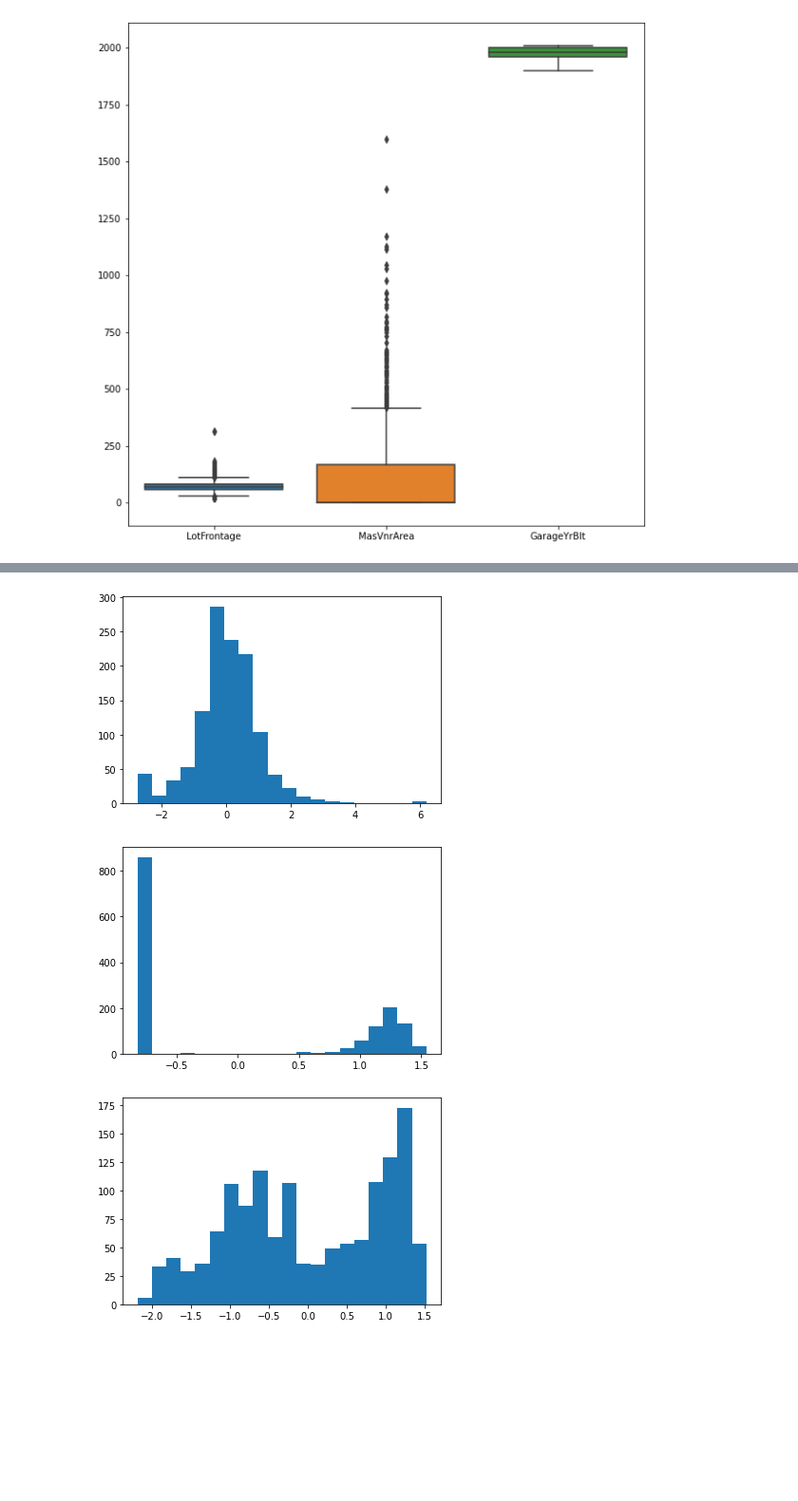
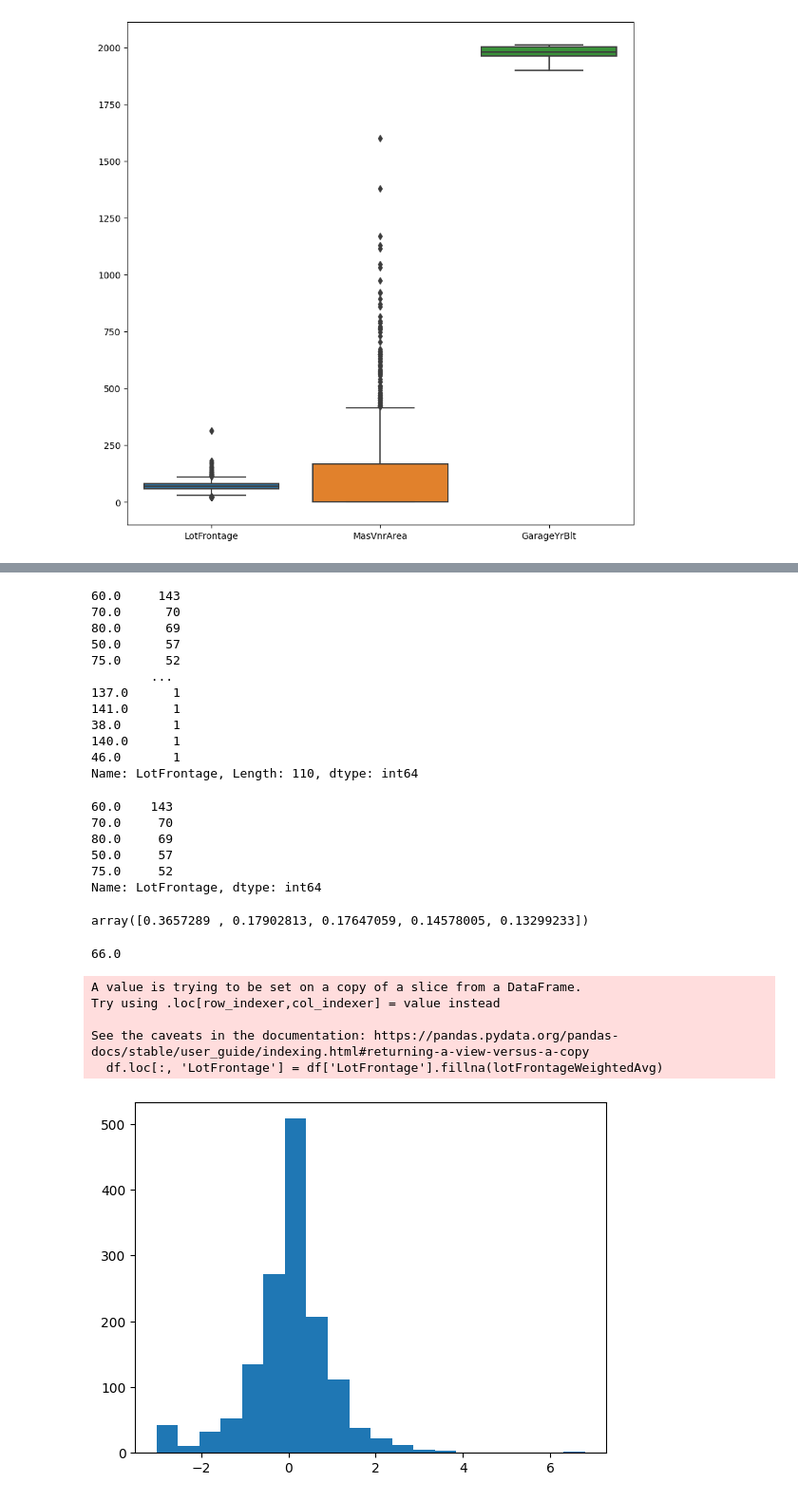
Before and after one commit to OdyAsh/ml-problems, a Jupyter notebook: Assignment 1/All Group Members/Regression.ipynb, the cells around one changed output, grey strips where cells are left out. Shown at 95% size. Saved outputs shown, nothing was run; the diff lists cells and outputs as text; code cells hidden in the pictures; blank space fills up the shorter version.

```diff
--- a/Assignment 1/All Group Members/Regression.ipynb
+++ b/Assignment 1/All Group Members/Regression.ipynb
@@ -214,17 +251,66 @@ Name: MasVnrArea, Length: 1460, dtype: float64
+# %%
+df.LotFrontage.value_counts()
+# %% [output]
+60.0     143
+70.0      70
+80.0      69
+50.0      57
+75.0      52
+        ...
+137.0      1
+141.0      1
+38.0       1
+140.0      1
+46.0       1
+Name: LotFrontage, Length: 110, dtype: int64
+# %%
+topValues = df.LotFrontage.value_counts().iloc[:5]
+topValues
+# %% [output]
+60.0    143
+70.0     70
+80.0     69
+50.0     57
+75.0     52
+Name: LotFrontage, dtype: int64
+# %%
+from scipy.special import softmax
+
+weights = topValues.values / topValues.values.sum() # probability of each unique value
+weights
+# %% [output]
+array([0.3657289 , 0.17902813, 0.17647059, 0.14578005, 0.13299233])
+# %%
+lotFrontageWeightedAvg = np.average(list(topValues.index), weights=list(weights)).round()
+lotFrontageWeightedAvg
+# %% [output]
+66.0
+# %%
+df['LotFrontage'] = df['LotFrontage'].fillna(lotFrontageWeightedAvg) # don't know why this warning shows up here but not in when imputing GarageYrBlt...
+# %% [output]
+A value is trying to be set on a copy of a slice from a DataFrame.
+Try using .loc[row_indexer,col_indexer] = value instead
+
+See the caveats in the documentation: https://pandas.pydata.org/pandas-docs/stable/user_guide/indexing.html#returning-a-view-versus-a-copy
+  df.loc[:, 'LotFrontage'] = df['LotFrontage'].fillna(lotFrontageWeightedAvg)
+# %%
+cols = []
+for col in df:
+    if (df[col].isnull().sum() > 0):
+        print(col,":", df[col].isnull().sum())
+        cols.append(col)
 # %%
 from sklearn.preprocessing import PowerTransformer
 pt = PowerTransformer()
 pt.fit(df[cols])
 pt_data = pt.transform(df[cols])
 
 df_trans = pd.DataFrame(pt_data, columns=cols)
-for i in range(0,3):
+for i in range(len(df_trans.columns)):
     plt.hist(df_trans[df_trans.columns[i]], bins=20)
     plt.show()
 # %% [output]
-[figure, old version]
+[figure, new version]
-[figure, removed]
-[figure, removed]
 # %%
 from sklearn.preprocessing import QuantileTransformer
 quantile = QuantileTransformer(output_distribution='normal')
```
Also changed, not shown: parts of 18 cells of this notebook, 2 other files.
